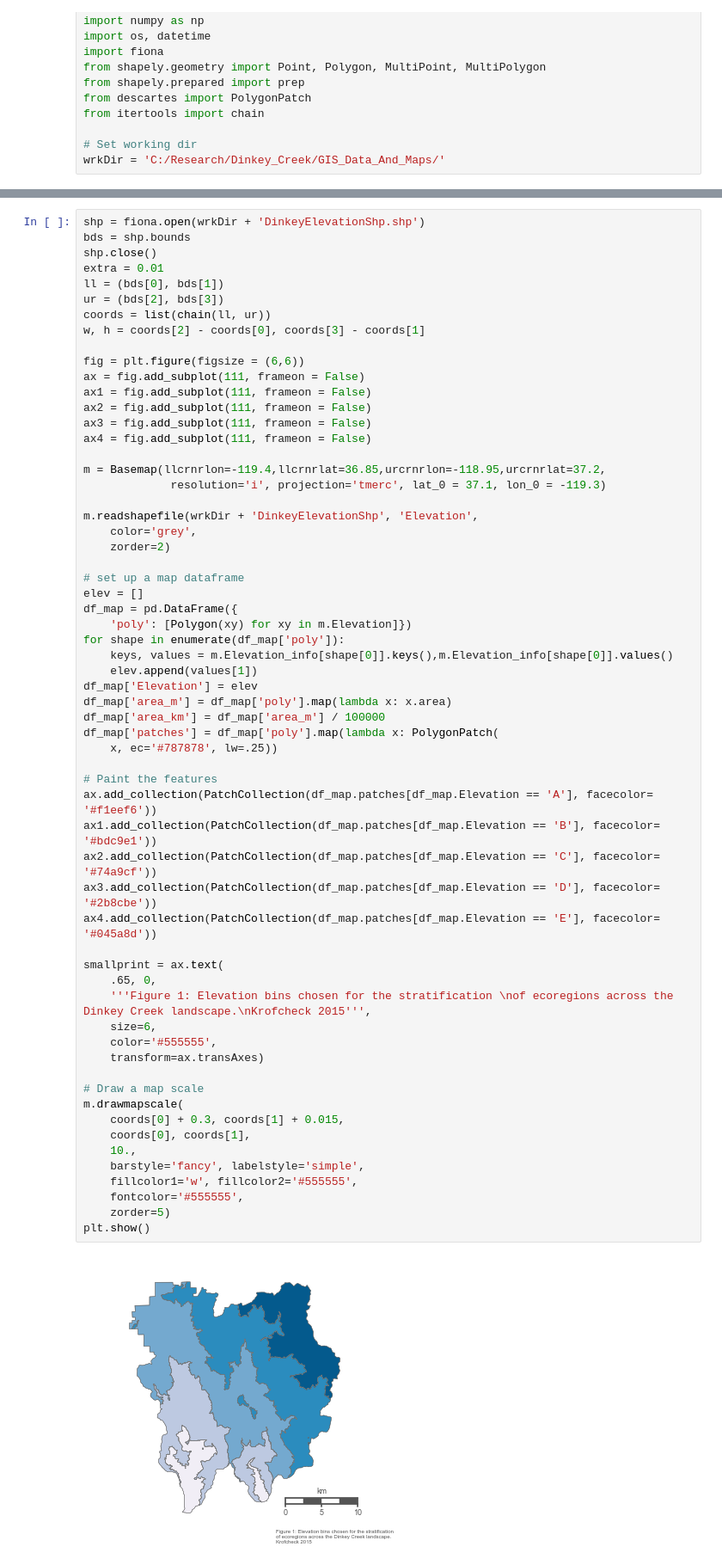
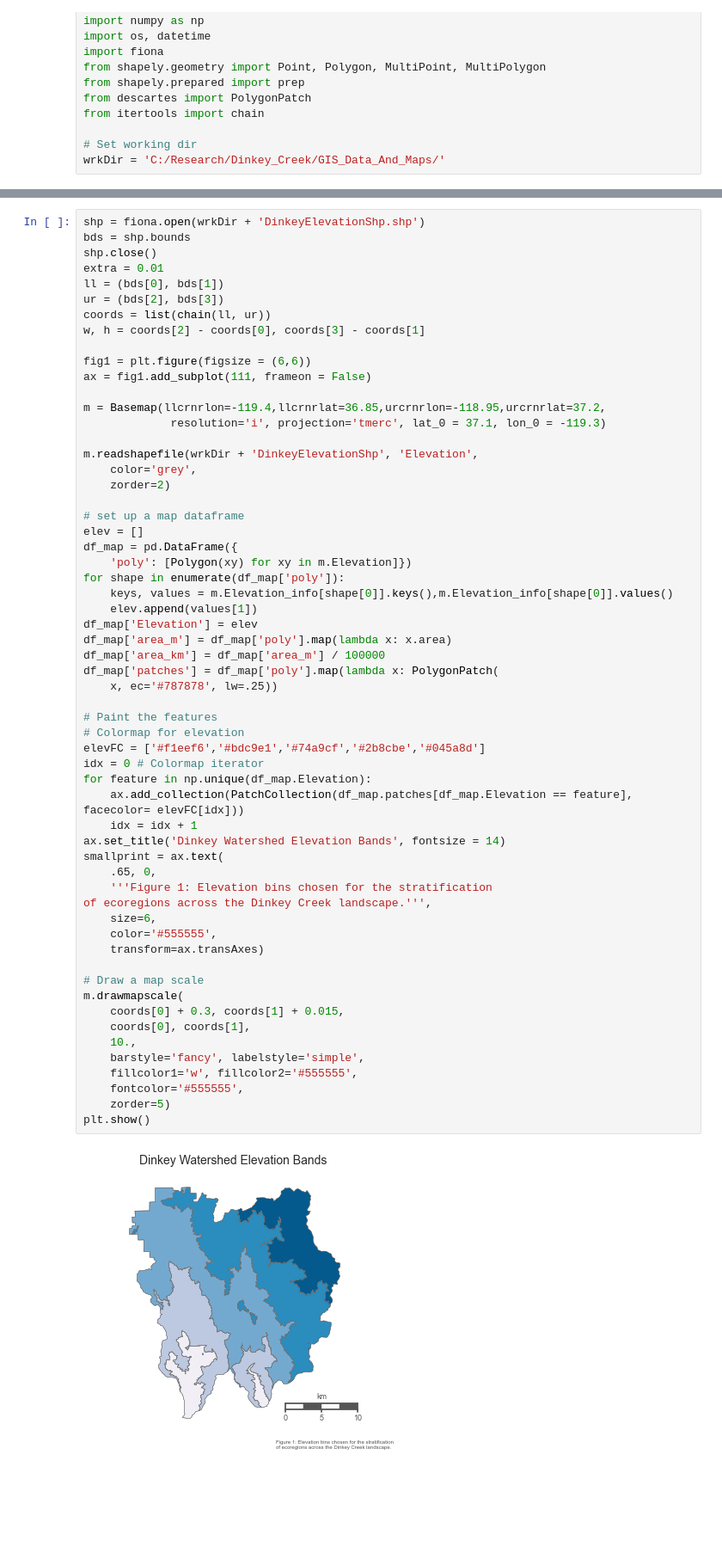
Before and after one commit to djkrofch/edulis, a Jupyter notebook: iPython_Notebooks/Dinkey_Creek/DinkeyCreek.ipynb, the cells around one changed output, grey strips where cells are left out. Shown: that part at 86% size. Saved outputs shown, nothing was run; the diff lists cells and outputs as text; blank space fills up the shorter version.

```diff
--- a/iPython_Notebooks/Dinkey_Creek/DinkeyCreek.ipynb
+++ b/iPython_Notebooks/Dinkey_Creek/DinkeyCreek.ipynb
@@ -37,12 +40,8 @@ ur = (bds[2], bds[3])
 coords = list(chain(ll, ur))
 w, h = coords[2] - coords[0], coords[3] - coords[1]
 
-fig = plt.figure(figsize = (6,6))
-ax = fig.add_subplot(111, frameon = False)
-ax1 = fig.add_subplot(111, frameon = False)
-ax2 = fig.add_subplot(111, frameon = False)
-ax3 = fig.add_subplot(111, frameon = False)
-ax4 = fig.add_subplot(111, frameon = False)
+fig1 = plt.figure(figsize = (6,6))
+ax = fig1.add_subplot(111, frameon = False)
 
 m = Basemap(llcrnrlon=-119.4,llcrnrlat=36.85,urcrnrlon=-118.95,urcrnrlat=37.2,
              resolution='i', projection='tmerc', lat_0 = 37.1, lon_0 = -119.3)
@@ -55,38 +54,40 @@ m.readshapefile(wrkDir + 'DinkeyElevationShp', 'Elevation',
 elev = []
 df_map = pd.DataFrame({
     'poly': [Polygon(xy) for xy in m.Elevation]})
 for shape in enumerate(df_map['poly']):
     keys, values = m.Elevation_info[shape[0]].keys(),m.Elevation_info[shape[0]].values()
     elev.append(values[1])
 df_map['Elevation'] = elev
 df_map['area_m'] = df_map['poly'].map(lambda x: x.area)
 df_map['area_km'] = df_map['area_m'] / 100000
 df_map['patches'] = df_map['poly'].map(lambda x: PolygonPatch(
     x, ec='#787878', lw=.25))
 
 # Paint the features
-ax.add_collection(PatchCollection(df_map.patches[df_map.Elevation == 'A'], facecolor= '#f1eef6'))
-ax1.add_collection(PatchCollection(df_map.patches[df_map.Elevation == 'B'], facecolor= '#bdc9e1'))
-ax2.add_collection(PatchCollection(df_map.patches[df_map.Elevation == 'C'], facecolor= '#74a9cf'))
-ax3.add_collection(PatchCollection(df_map.patches[df_map.Elevation == 'D'], facecolor= '#2b8cbe'))
-ax4.add_collection(PatchCollection(df_map.patches[df_map.Elevation == 'E'], facecolor= '#045a8d'))
-
+# Colormap for elevation
+elevFC = ['#f1eef6','#bdc9e1','#74a9cf','#2b8cbe','#045a8d']
+idx = 0 # Colormap iterator
+for feature in np.unique(df_map.Elevation):
+    ax.add_collection(PatchCollection(df_map.patches[df_map.Elevation == feature], facecolor= elevFC[idx]))
+    idx = idx + 1
+ax.set_title('Dinkey Watershed Elevation Bands', fontsize = 14)
 smallprint = ax.text(
     .65, 0,
-    '''Figure 1: Elevation bins chosen for the stratification \nof ecoregions across the Dinkey Creek landscape.\nKrofcheck 2015''',
+    '''Figure 1: Elevation bins chosen for the stratification
+of ecoregions across the Dinkey Creek landscape.''',
     size=6,
     color='#555555',
     transform=ax.transAxes)
 
 # Draw a map scale
 m.drawmapscale(
     coords[0] + 0.3, coords[1] + 0.015,
     coords[0], coords[1],
     10.,
     barstyle='fancy', labelstyle='simple',
     fillcolor1='w', fillcolor2='#555555',
     fontcolor='#555555',
     zorder=5)
 plt.show()
 # %% [output]
-[figure, old version]
+[figure, new version]
```
Also changed, not shown: parts of 7 cells of this notebook.
